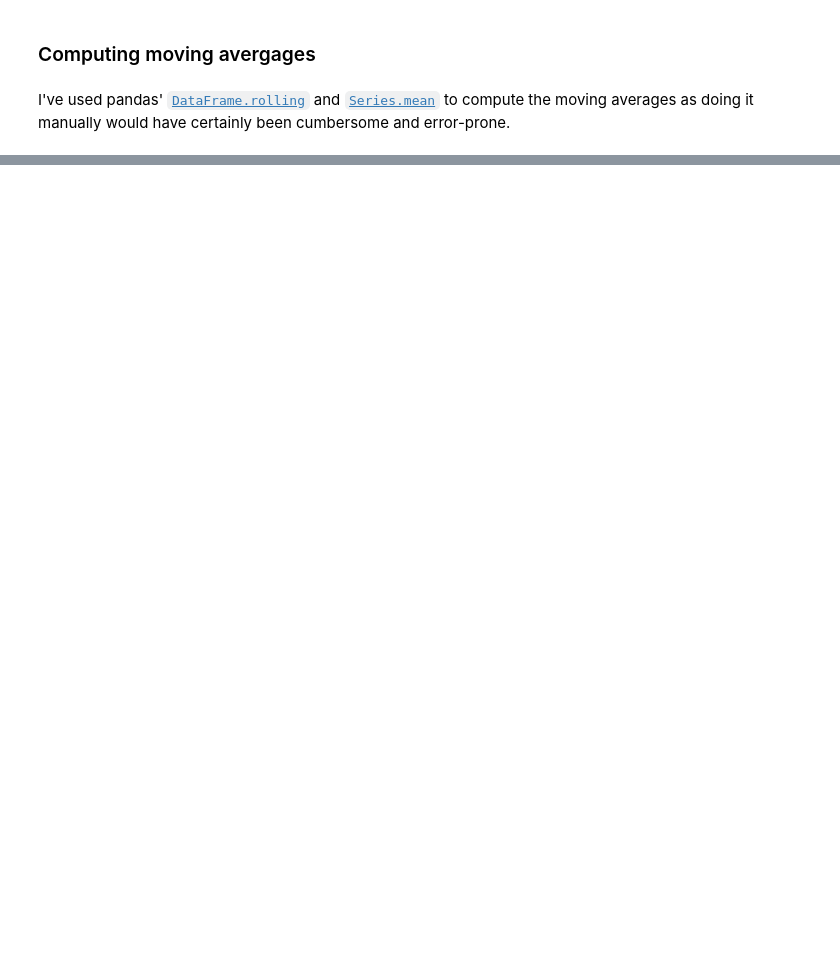
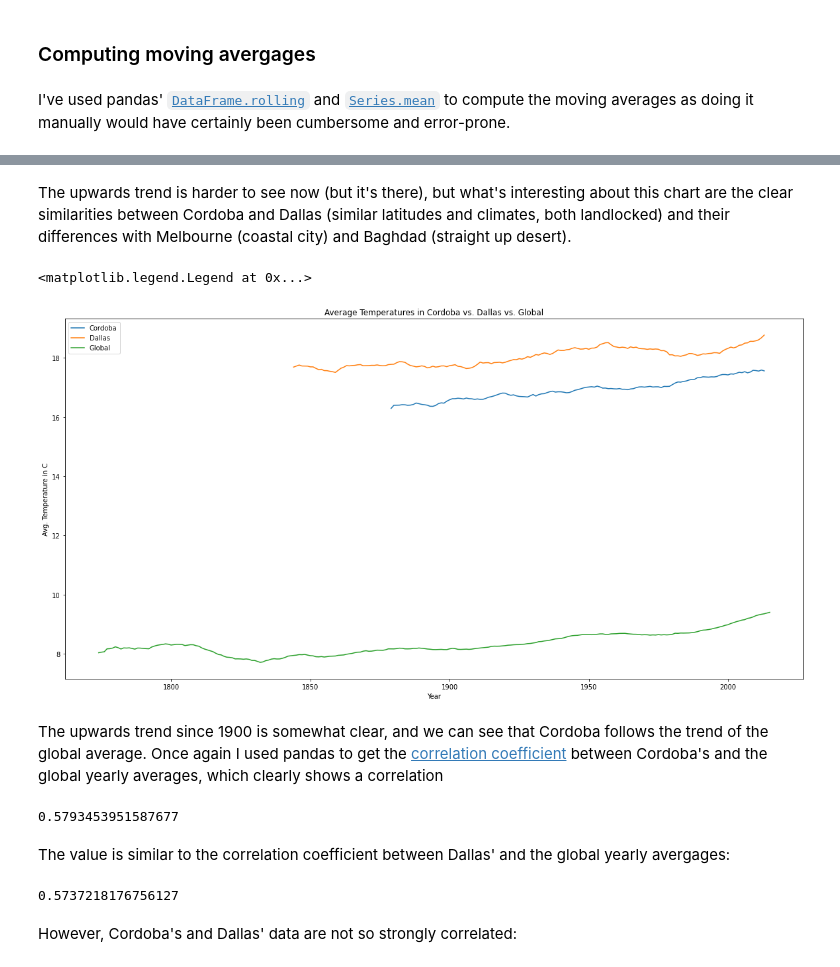
Before and after one commit to abarto/nd002-explore-weather-trends, a Jupyter notebook: Explore Weather Trends.ipynb, the cells around one changed output, grey strips where cells are left out. Cells and saved outputs as stored; diff of their text form; code cells hidden in the pictures; blank space fills up the shorter version.

```diff
--- a/Explore Weather Trends.ipynb
+++ b/Explore Weather Trends.ipynb
@@ -44,0 +160,29 @@ for window in (5, 10, 20):
+# %% [markdown]
+The upwards trend is harder to see now (but it's there), but what's interesting about this chart are the clear similarities between Cordoba and Dallas (similar latitudes and climates, both landlocked) and their differences with Melbourne (coastal city) and Baghdad (straight up desert).
+# %%
+fig = plt.figure(figsize=(20, 10))
+ax = fig.add_subplot()
+ax.set_xlabel("Year")
+ax.set_ylabel("Avg. Temperature in C")
+ax.set_title("Average Temperatures in Cordoba vs. Dallas vs. Global")
+ax.plot(cordoba_data_df.mean_25yrs)
+ax.plot(dallas_data_df.mean_25yrs)
+ax.plot(global_data_df.mean_25yrs)
+ax.legend(["Cordoba", "Dallas", "Global"])
+# %% [output]
+<matplotlib.legend.Legend at 0x...>
+[figure, added]
+# %% [markdown]
+The upwards trend since 1900 is somewhat clear, and we can see that Cordoba follows the trend of the global average. Once again I used pandas to get the [correlation coefficient](https://en.wikipedia.org/wiki/Correlation_coefficient) between Cordoba's and the global yearly averages, which clearly shows a correlation
+# %%
+cordoba_data_df.avg_temp.corr(global_data_df.avg_temp)
+# %% [output]
+0.5793453951587677
+# %% [markdown]
+The value is similar to the correlation coefficient between Dallas' and the global yearly avergages:
+# %%
+dallas_data_df.avg_temp.corr(global_data_df.avg_temp)
+# %% [output]
+0.5737218176756127
+# %% [markdown]
+However, Cordoba's and Dallas' data are not so strongly correlated:
```
Also changed, not shown: parts of 19 cells of this notebook, 2 other files.
